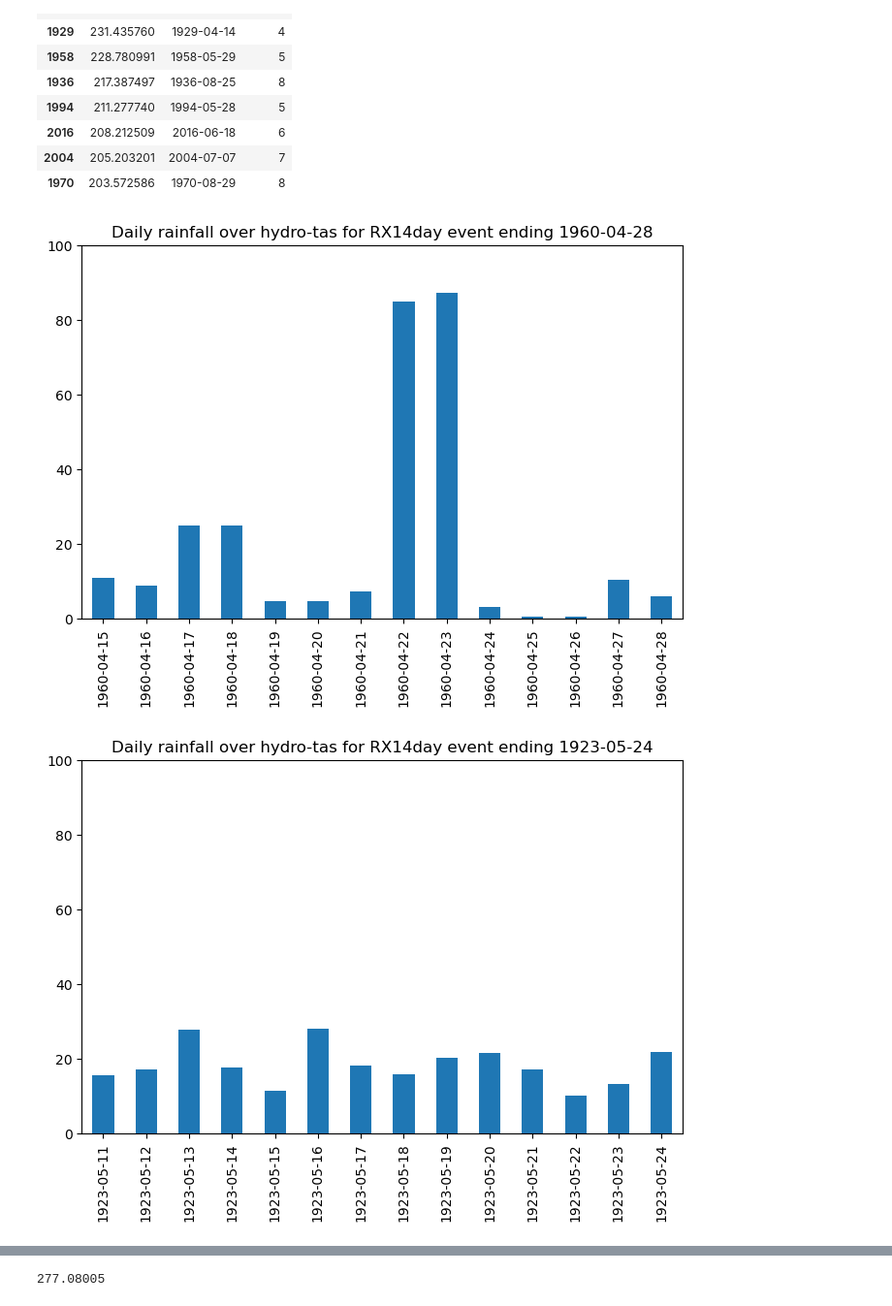
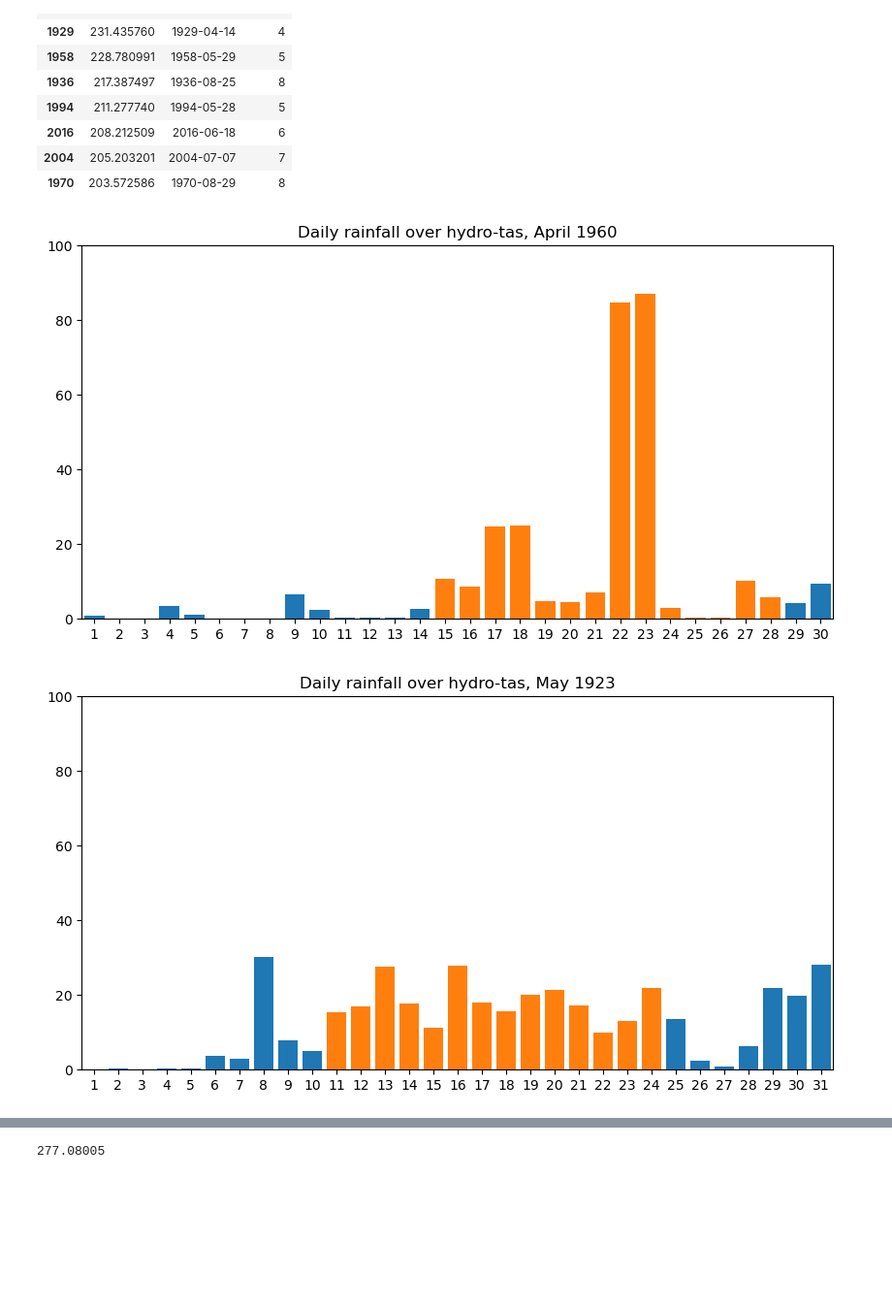
Before and after one commit to DamienIrving/hydrotas, a Jupyter notebook: AGCD_hydro-tas.ipynb, the cells around one changed output, grey strips where cells are left out. Shown at 97% size. Saved outputs shown, nothing was run; the diff lists cells and outputs as text; code cells hidden in the pictures; blank space fills up the shorter version.

Commit message:
Add colors to bar charts

```diff
--- a/AGCD_hydro-tas.ipynb
+++ b/AGCD_hydro-tas.ipynb
@@ -80,17 +80,30 @@ ranked_events.head(n=10)
 | 1970 | 203.572586 | 1970-08-29 | 8 |
 # %%
 for rank in range(5):
+    fig, ax = plt.subplots(figsize=[10, 5])
     end_date = ranked_events.iloc[[rank]]['event_time'].values[0]
-    start_datetime = datetime.datetime.strptime(end_date, "%Y-%m-%d") - datetime.timedelta(days=13)
-    start_date = start_datetime.strftime("%Y-%m-%d")
-    ds_event = ds_pr['pr'].sel({'time': slice(start_date, end_date)})
-    dates = ds_event.time.dt.strftime('%Y-%m-%d').values
-    df_event = pd.DataFrame(index=dates)
-    df_event['pr'] = ds_event.values
-    df_event.plot.bar(legend=False, figsize=(8, 5))
+
+    day = int(end_date[8:10])
+    month = int(end_date[5:7])
+    ndays = calendar.mdays[month]
+    month_name = calendar.month_name[month]
+    year = end_date[0:4]
+    colors = ['tab:blue'] * ndays
+    for i in range(14):
+        colors[day - 1 - i] = 'tab:orange'
+    month_start = end_date[0:8] + '01'
+    month_end = end_date[0:8] + str(ndays)
+    ds_month = ds_pr['pr'].sel({'time': slice(month_start, month_end)})
+    dates = ds_month.time.dt.strftime('%Y-%m-%d').values
+    values = ds_month.values
+    days = np.arange(ndays + 1)[1:]
+    plt.bar(days, values, color=colors)
+    plt.xticks(days)
+
     plt.ylim(0, 100)
-    plt.title(f'Daily rainfall over {region_name} for RX14day event ending {end_date}')
+    plt.xlim(0.5, ndays + 0.5)
+    plt.title(f'Daily rainfall over {region_name}, {month_name} {year}')
     plt.show()
 # %% [output]
-[figure, old version]
+[figure, new version]
-[figure, old version]
+[figure, new version]
```
Also changed, not shown: parts of 1 cell of this notebook.
